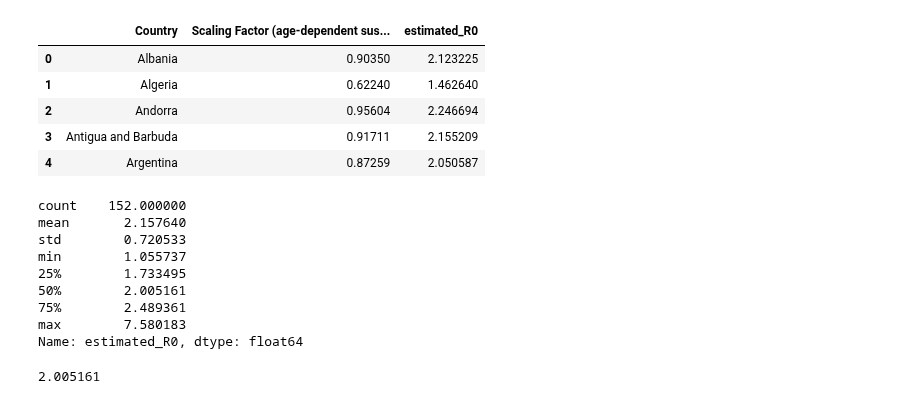
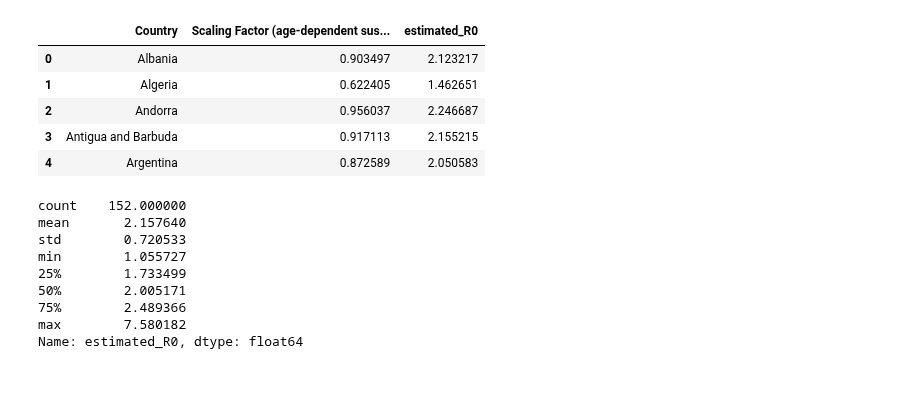
Before and after one commit to GRMDS/RMDS_Coronavirus_project, a Jupyter notebook: analytics/Amy/Country_R0.ipynb, the cells around one changed output. Drawn from its saved outputs; the diff is of its cells as text; code cells hidden in the pictures.

```diff
--- a/analytics/Amy/Country_R0.ipynb
+++ b/analytics/Amy/Country_R0.ipynb
@@ -38,0 +29,4 @@ dtype: int64
+# %%
+# read the downloaded excel file
+scale_df = pd.read_excel("scale_factor.xlsx")
+scale_df.head()
@@ -39,2 +153,5 @@ dtype: int64
 # %%
-R0_df = scale_df.loc[:, ["Country", "Scaling Factor (age-dependent susceptibility from Yang et al 2020)"]]
+# select only the columns needed to calculate R0
+cols = ["Country", "Scaling Factor (age-dependent susceptibility from Yang et al 2020)"]
+R0_df = select_columns(scale_df, cols)
+R0_df.head()
@@ -41,34 +165,25 @@ R0_df = scale_df.loc[:, ["Country", "Scaling Factor (age-dependent susceptibilit
 # %%
 # assuming the R0 in China is 2.35
-# calculate the estimated_R0 for each country by multiplying scaling factor with 2.35
-R0_df["estimated_R0"] = R0_df["Scaling Factor (age-dependent susceptibility from Yang et al 2020)"]*2.350
+# calculate the estimated_R0 for each country by multiplying scaling factors with 2.35
+R0_df = create_R0(R0_df, "Scaling Factor (age-dependent susceptibility from Yang et al 2020)", 2.350)
 R0_df.head()
 # %% [output]
 |  | Country | Scaling Factor (age-dependent sus... | estimated_R0 |
-| 0 | Albania | 0.90350 | 2.123225 |
-| 1 | Algeria | 0.62240 | 1.462640 |
-| 2 | Andorra | 0.95604 | 2.246694 |
-| 3 | Antigua and Barbuda | 0.91711 | 2.155209 |
-| 4 | Argentina | 0.87259 | 2.050587 |
+| 0 | Albania | 0.903497 | 2.123217 |
+| 1 | Algeria | 0.622405 | 1.462651 |
+| 2 | Andorra | 0.956037 | 2.246687 |
+| 3 | Antigua and Barbuda | 0.917113 | 2.155215 |
+| 4 | Argentina | 0.872589 | 2.050583 |
 # %%
-def my funtion():
-    """
-
-    """
 # look at the summary statistics of estimated_R0
-R0_df["estimated_R0"].describe()
+summary_stats(R0_df["estimated_R0"])
 # %% [output]
 count    152.000000
 mean       2.157640
 std        0.720533
-min        1.055737
-25%        1.733495
-50%        2.005161
-75%        2.489361
-max        7.580183
+min        1.055727
+25%        1.733499
+50%        2.005171
+75%        2.489366
+max        7.580182
 Name: estimated_R0, dtype: float64
-# %%
-# median of estimated_R0
-R0_df["estimated_R0"].median()
-# %% [output]
-2.005161
```
Also changed, not shown: parts of 17 cells of this notebook, 4 other files.
